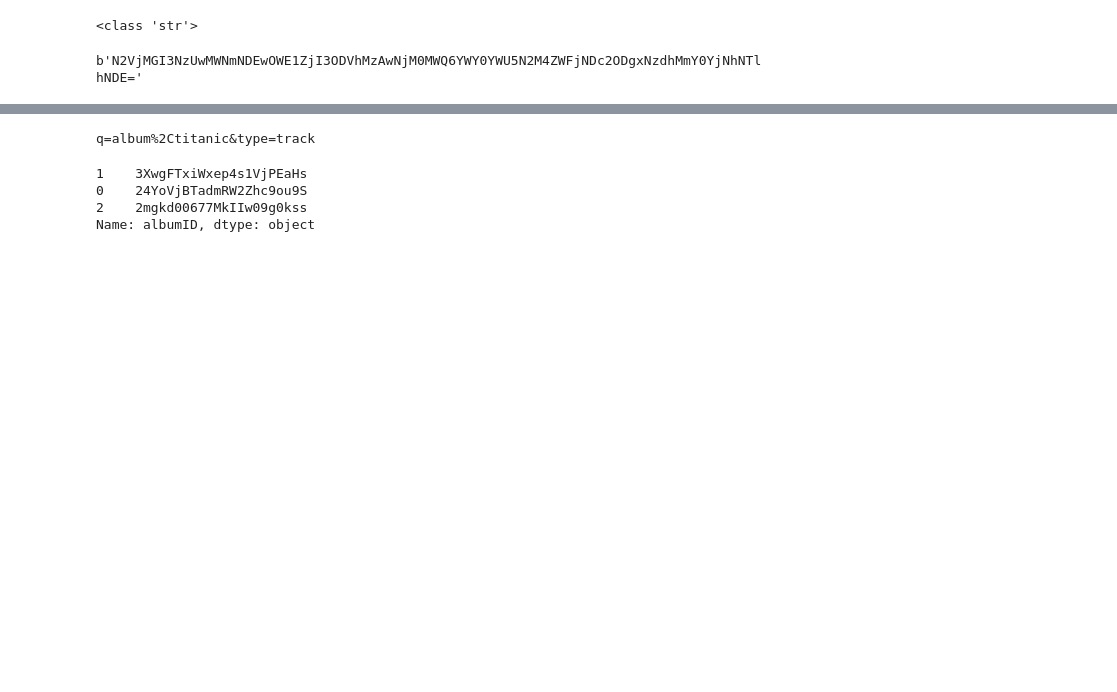
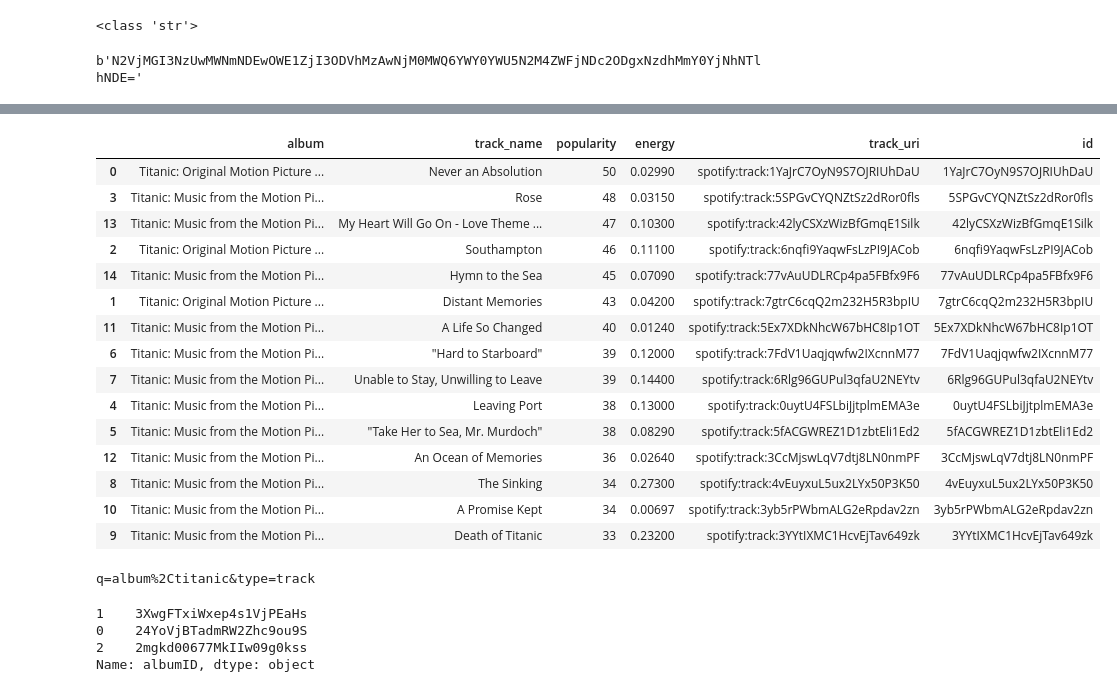
Before and after one commit to atathana/profanity_detector, a Jupyter notebook: notebooks/spotify-Song-Recommendation-System-1.ipynb, the cells around one changed output, grey strips where cells are left out. Cells and saved outputs as stored; diff of their text form; code cells hidden in the pictures; blank space fills up the shorter version.

```diff
--- a/notebooks/spotify-Song-Recommendation-System-1.ipynb
+++ b/notebooks/spotify-Song-Recommendation-System-1.ipynb
@@ -424,2 +454,5 @@ class SpotifyAPI(object):
 # %%
 spotify=SpotifyAPI(client_id,client_secret)
+# %%
+playlist_URI=spotify.playlist_search_json_createdata()["PlaylistURL"][0]
+playlist_URI
@@ -426,3 +483,31 @@ spotify=SpotifyAPI(client_id,client_secret)
+# %%
+st.header(f"Song Popularity+Energy Chart")
+
+Name_of_Feat="energy"
+track_df=SpotifyAPI.get_track_from_playlist(playlist_URI)
+track_df
+
+# c = alt.Chart(track_df).mark_circle().encode(
+#     alt.X('popularity', scale=alt.Scale(zero=False)), y=f'{Name_of_Feat}', color=alt.Color('popularity', scale=alt.Scale(type='log',scheme='rainbow')),
+#     size=alt.value(300), tooltip=['popularity', f'{Name_of_Feat}',"energy"]).interactive()
+# st.altair_chart(c, use_container_width=False)
+# %% [output]
+|  | album | track_name | popularity | energy | track_uri | id |
+| 0 | Titanic: Original Motion Picture ... | Never an Absolution | 50 | 0.02990 | spotify:track:1YaJrC7OyN9S7OJRIUhDaU | 1YaJrC7OyN9S7OJRIUhDaU |
+| 3 | Titanic: Music from the Motion Pi... | Rose | 48 | 0.03150 | spotify:track:5SPGvCYQNZtSz2dRor0fls | 5SPGvCYQNZtSz2dRor0fls |
+| 13 | Titanic: Music from the Motion Pi... | My Heart Will Go On - Love Theme ... | 47 | 0.10300 | spotify:track:42lyCSXzWizBfGmqE1Silk | 42lyCSXzWizBfGmqE1Silk |
+| 2 | Titanic: Original Motion Picture ... | Southampton | 46 | 0.11100 | spotify:track:6nqfi9YaqwFsLzPI9JACob | 6nqfi9YaqwFsLzPI9JACob |
+| 14 | Titanic: Music from the Motion Pi... | Hymn to the Sea | 45 | 0.07090 | spotify:track:77vAuUDLRCp4pa5FBfx9F6 | 77vAuUDLRCp4pa5FBfx9F6 |
+| 1 | Titanic: Original Motion Picture ... | Distant Memories | 43 | 0.04200 | spotify:track:7gtrC6cqQ2m232H5R3bpIU | 7gtrC6cqQ2m232H5R3bpIU |
+| 11 | Titanic: Music from the Motion Pi... | A Life So Changed | 40 | 0.01240 | spotify:track:5Ex7XDkNhcW67bHC8Ip1OT | 5Ex7XDkNhcW67bHC8Ip1OT |
+| 6 | Titanic: Music from the Motion Pi... | "Hard to Starboard" | 39 | 0.12000 | spotify:track:7FdV1Uaqjqwfw2IXcnnM77 | 7FdV1Uaqjqwfw2IXcnnM77 |
+| 7 | Titanic: Music from the Motion Pi... | Unable to Stay, Unwilling to Leave | 39 | 0.14400 | spotify:track:6Rlg96GUPul3qfaU2NEYtv | 6Rlg96GUPul3qfaU2NEYtv |
+| 4 | Titanic: Music from the Motion Pi... | Leaving Port | 38 | 0.13000 | spotify:track:0uytU4FSLbiJjtplmEMA3e | 0uytU4FSLbiJjtplmEMA3e |
+| 5 | Titanic: Music from the Motion Pi... | "Take Her to Sea, Mr. Murdoch" | 38 | 0.08290 | spotify:track:5fACGWREZ1D1zbtEli1Ed2 | 5fACGWREZ1D1zbtEli1Ed2 |
+| 12 | Titanic: Music from the Motion Pi... | An Ocean of Memories | 36 | 0.02640 | spotify:track:3CcMjswLqV7dtj8LN0nmPF | 3CcMjswLqV7dtj8LN0nmPF |
+| 8 | Titanic: Music from the Motion Pi... | The Sinking | 34 | 0.27300 | spotify:track:4vEuyxuL5ux2LYx50P3K50 | 4vEuyxuL5ux2LYx50P3K50 |
+| 10 | Titanic: Music from the Motion Pi... | A Promise Kept | 34 | 0.00697 | spotify:track:3yb5rPWbmALG2eRpdav2zn | 3yb5rPWbmALG2eRpdav2zn |
+| 9 | Titanic: Music from the Motion Pi... | Death of Titanic | 33 | 0.23200 | spotify:track:3YYtIXMC1HcvEjTav649zk | 3YYtIXMC1HcvEjTav649zk |
 # %%
 spotify.spotify_get_organised_data("titanic")["albumID"]
 # %% [output]
```
Also changed, not shown: parts of 47 cells of this notebook, 3 other files.
